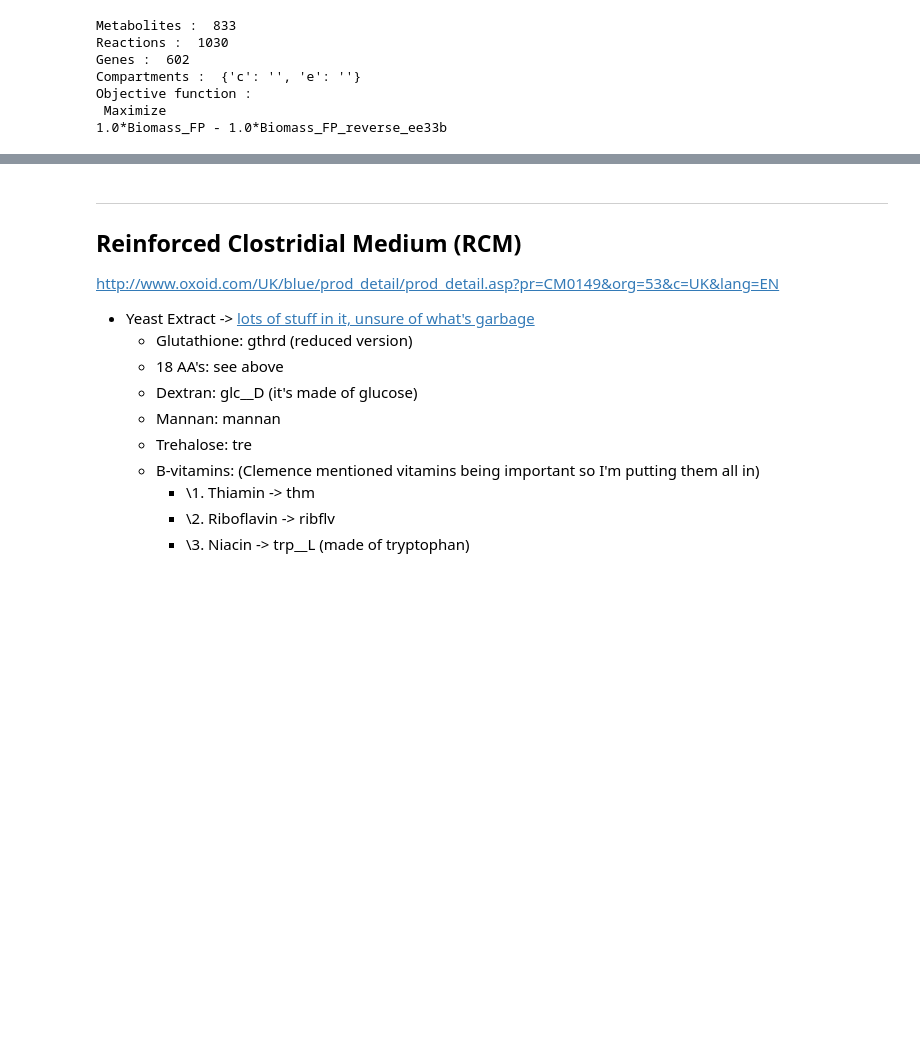
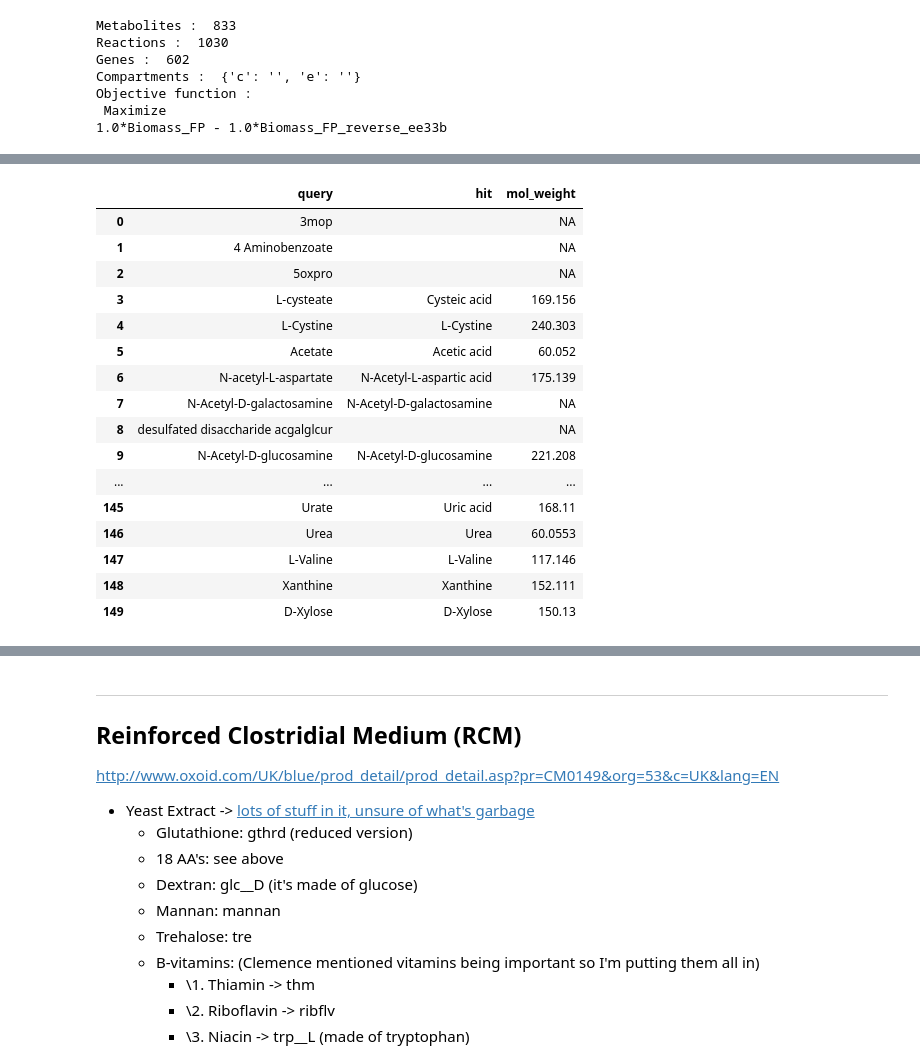
Before and after one commit to PrabJ/Flux_Balance_F_Prausnitzii, a Jupyter notebook: Metabolic_flux.ipynb, the cells around one changed output, grey strips where cells are left out. Saved outputs shown, nothing was run; the diff lists cells and outputs as text; code cells hidden in the pictures; blank space fills up the shorter version.

Commit message:
retrieved mol_weights via API

```diff
--- a/Metabolic_flux.ipynb
+++ b/Metabolic_flux.ipynb
@@ -23,3 +28,9 @@ Compartments :  {'c': '', 'e': ''}
 Objective function :
  Maximize
 1.0*Biomass_FP - 1.0*Biomass_FP_reverse_ee33b
+# %%
+x=[model.reactions.get_by_id(compound_id).name for compound_id in model.medium]
+x=[compound[:(len(compound)-3)] for compound in x]
+x=[compoundname.replace("EX_", "") for compoundname in x]
+x=[compoundname.replace("excha", "").strip() for compoundname in x]
+";".join(x)
@@ -25,0 +49,4 @@ Objective function :
+# %%
+dict=json.loads(response.text)
+mapped_compounds=pd.DataFrame(dict)
+mapped_compounds.head()
@@ -26 +60,32 @@ Objective function :
+# %%
+mol_weight=[]
+for i in mapped_compounds["chebi_id"]:
+    try:
+        x= ChebiEntity(str(i))
+        mol_weight.append(x.get_mass())
+    except:
+        mol_weight.append("NA")
+        continue
+# %%
+mapped_compounds["mol_weight"]=mol_weight
+weights=mapped_compounds[["query", "hit", "mol_weight"]]
+weights
+# %% [output]
+|  | query | hit | mol_weight |
+| 0 | 3mop |  | NA |
+| 1 | 4 Aminobenzoate |  | NA |
+| 2 | 5oxpro |  | NA |
+| 3 | L-cysteate | Cysteic acid | 169.156 |
+| 4 | L-Cystine | L-Cystine | 240.303 |
+| 5 | Acetate | Acetic acid | 60.052 |
+| 6 | N-acetyl-L-aspartate | N-Acetyl-L-aspartic acid | 175.139 |
+| 7 | N-Acetyl-D-galactosamine | N-Acetyl-D-galactosamine | NA |
+| 8 | desulfated disaccharide acgalglcur |  | NA |
+| 9 | N-Acetyl-D-glucosamine | N-Acetyl-D-glucosamine | 221.208 |
+| ... | ... | ... | ... |
+| 145 | Urate | Uric acid | 168.11 |
+| 146 | Urea | Urea | 60.0553 |
+| 147 | L-Valine | L-Valine | 117.146 |
+| 148 | Xanthine | Xanthine | 152.111 |
+| 149 | D-Xylose | D-Xylose | 150.13 |
 # %%
```
Also changed, not shown: parts of 16 cells of this notebook, 1 other file.
